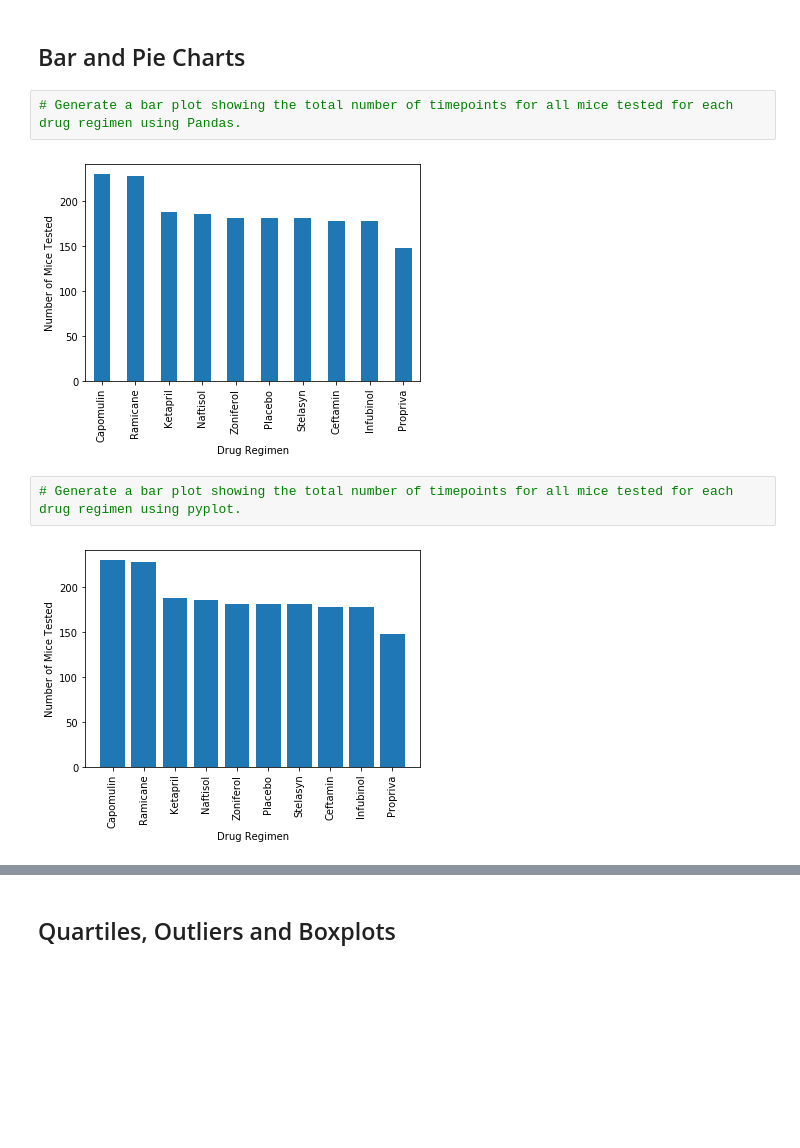
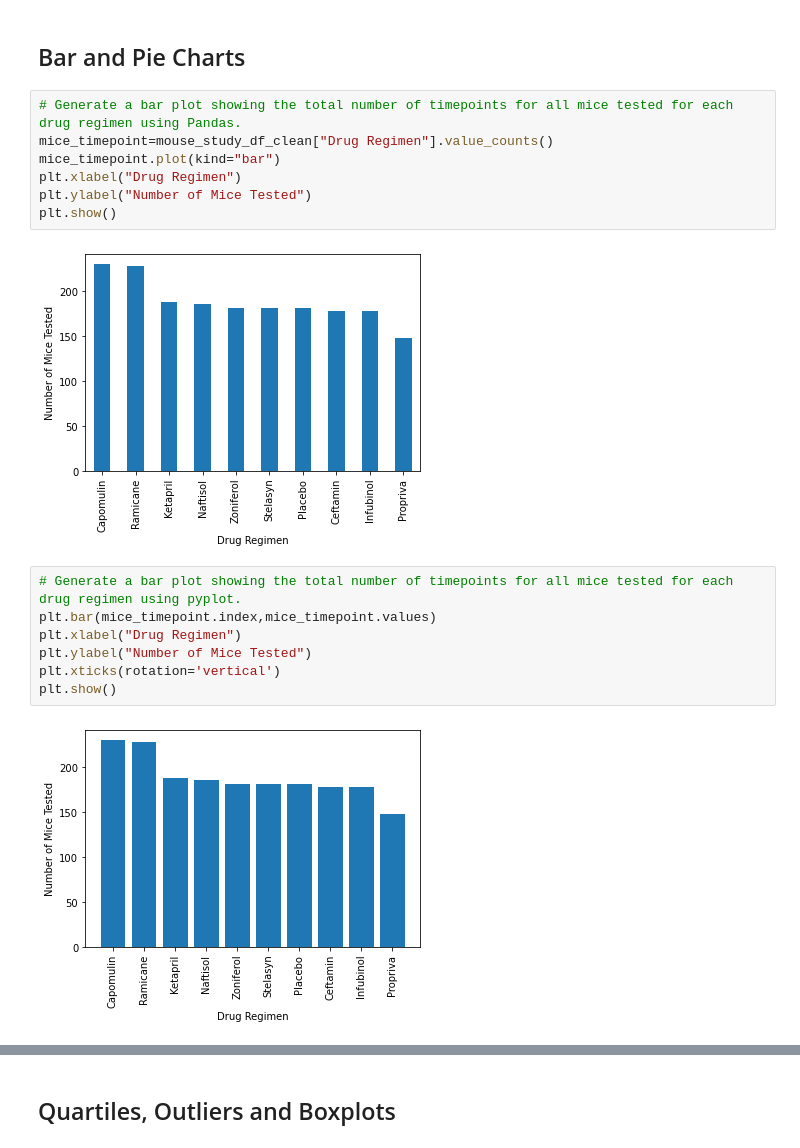
Before and after one commit to lintubaby5/Assignment-UoTBootCamp, a Jupyter notebook: pandas-challenge/Pymaceuticals/pymaceuticals.ipynb, the cells around one changed output, grey strips where cells are left out. Drawn from its saved outputs; the diff is of its cells as text; blank space fills up the shorter version.

```diff
--- a/pandas-challenge/Pymaceuticals/pymaceuticals.ipynb
+++ b/pandas-challenge/Pymaceuticals/pymaceuticals.ipynb
@@ -126,11 +130,21 @@ grouped_df.agg({'Tumor Volume (mm3)':['mean','median','var','std','sem']})
 ## Bar and Pie Charts
 # %%
 # Generate a bar plot showing the total number of timepoints for all mice tested for each drug regimen using Pandas.
+mice_timepoint=mouse_study_df_clean["Drug Regimen"].value_counts()
+mice_timepoint.plot(kind="bar")
+plt.xlabel("Drug Regimen")
+plt.ylabel("Number of Mice Tested")
+plt.show()
 # %% [output]
-[figure, old version]
+[figure, new version]
 # %%
 # Generate a bar plot showing the total number of timepoints for all mice tested for each drug regimen using pyplot.
+plt.bar(mice_timepoint.index,mice_timepoint.values)
+plt.xlabel("Drug Regimen")
+plt.ylabel("Number of Mice Tested")
+plt.xticks(rotation='vertical')
+plt.show()
 # %% [output]
-[figure, old version]
+[figure, new version]
 # %%
 # Generate a pie plot showing the distribution of female versus male mice using Pandas
```
Also changed, not shown: parts of 13 cells of this notebook.
